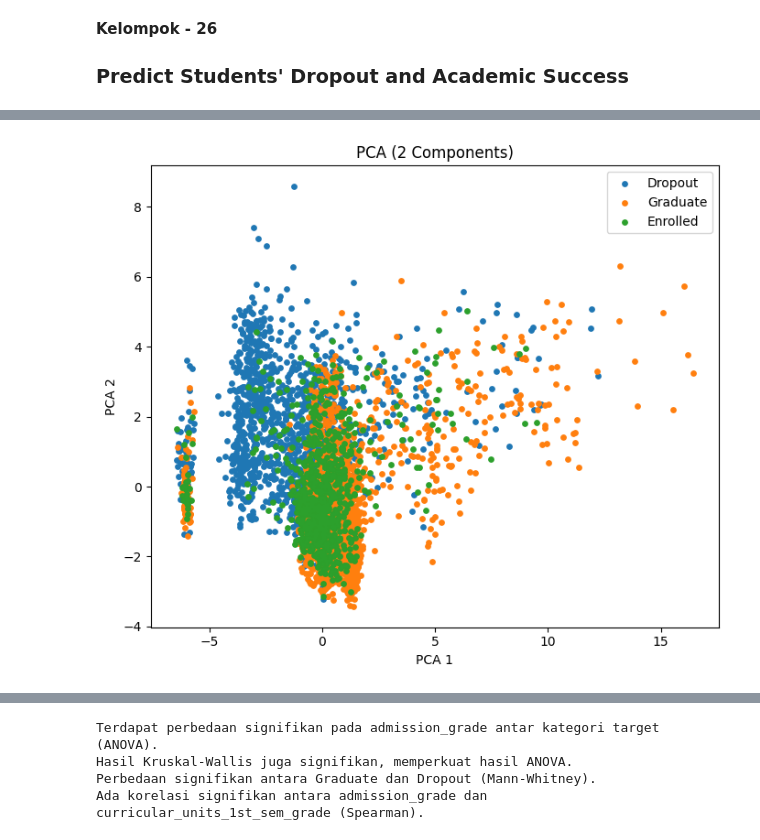
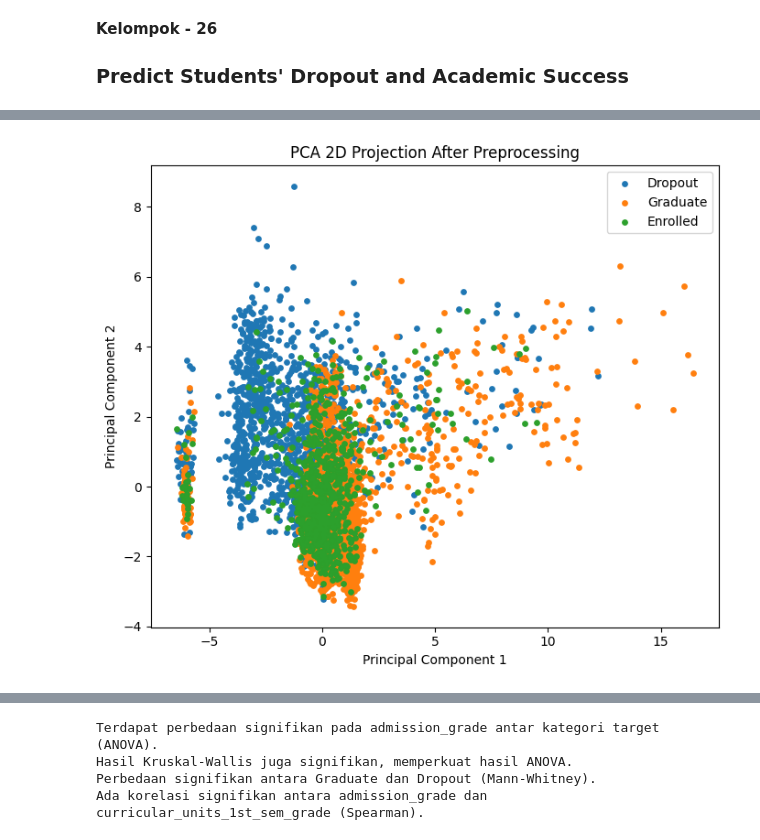
Before and after one commit to nielshn/UTS-Prak-41425078_41425079_41425080, a Jupyter notebook: UTS-Prak-41425078_41425079_41425080.ipynb, the cells around one changed output, grey strips where cells are left out. Drawn from its saved outputs; the diff is of its cells as text; code cells hidden in the pictures.

Commit message:
revisi uts project

```diff
--- a/UTS-Prak-41425078_41425079_41425080.ipynb
+++ b/UTS-Prak-41425078_41425079_41425080.ipynb
@@ -170,29 +156,27 @@ plt.show()
 # %%
-# STEP 5 — PCA 2D
+# ===============================
+# STEP 5 — PCA 2D VISUALIZATION
+# ===============================
 from sklearn.decomposition import PCA
 
-num_cols = df.select_dtypes(include=[np.number]).columns
-X_scaled = df[num_cols]
-
+X_scaled = df.select_dtypes(include=[np.number])
 pca = PCA(n_components=2)
 X_pca = pca.fit_transform(X_scaled)
+pca_df = pd.DataFrame(X_pca, columns=["PCA1", "PCA2"])
+pca_df["target"] = df["target"].values
 
-pca_df = pd.DataFrame(X_pca, columns=['pca1','pca2'])
-pca_df['target'] = df['target'].values
-
-# Plot PCA
-plt.figure(figsize=(7,6))
-for label in pca_df['target'].unique():
-    subset = pca_df[pca_df['target'] == label]
-    plt.scatter(subset['pca1'], subset['pca2'], s=15, label=label)
-plt.title('PCA (2 Components)')
-plt.xlabel('PCA 1')
-plt.ylabel('PCA 2')
+plt.figure(figsize=(7, 6))
+for label in pca_df["target"].unique():
+    subset = pca_df[pca_df["target"] == label]
+    plt.scatter(subset["PCA1"], subset["PCA2"], s=15, label=label)
+plt.title("PCA 2D Projection After Preprocessing")
+plt.xlabel("Principal Component 1")
+plt.ylabel("Principal Component 2")
 plt.legend()
 plt.tight_layout()
 plt.show()
 # %% [output]
-[figure, old version]
+[figure, new version]
 # %%
 # STEP 6 — UJI STATISTIK
 
```
Also changed, not shown: parts of 7 cells of this notebook, 5 other files.
